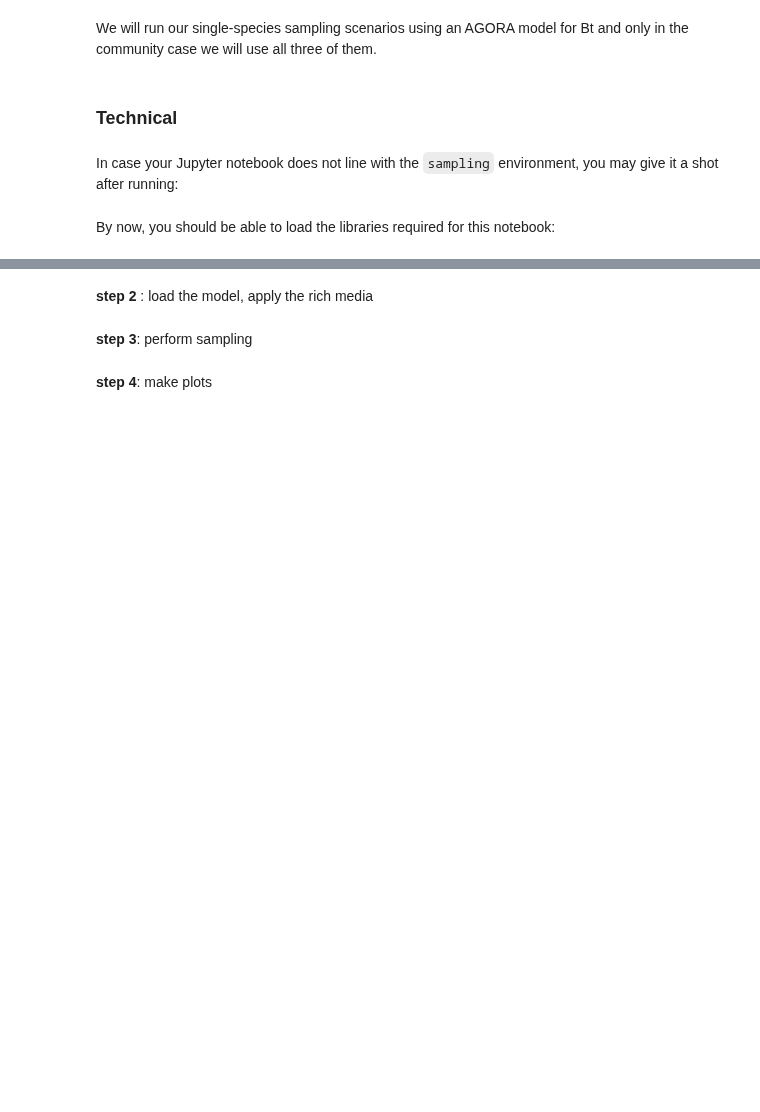
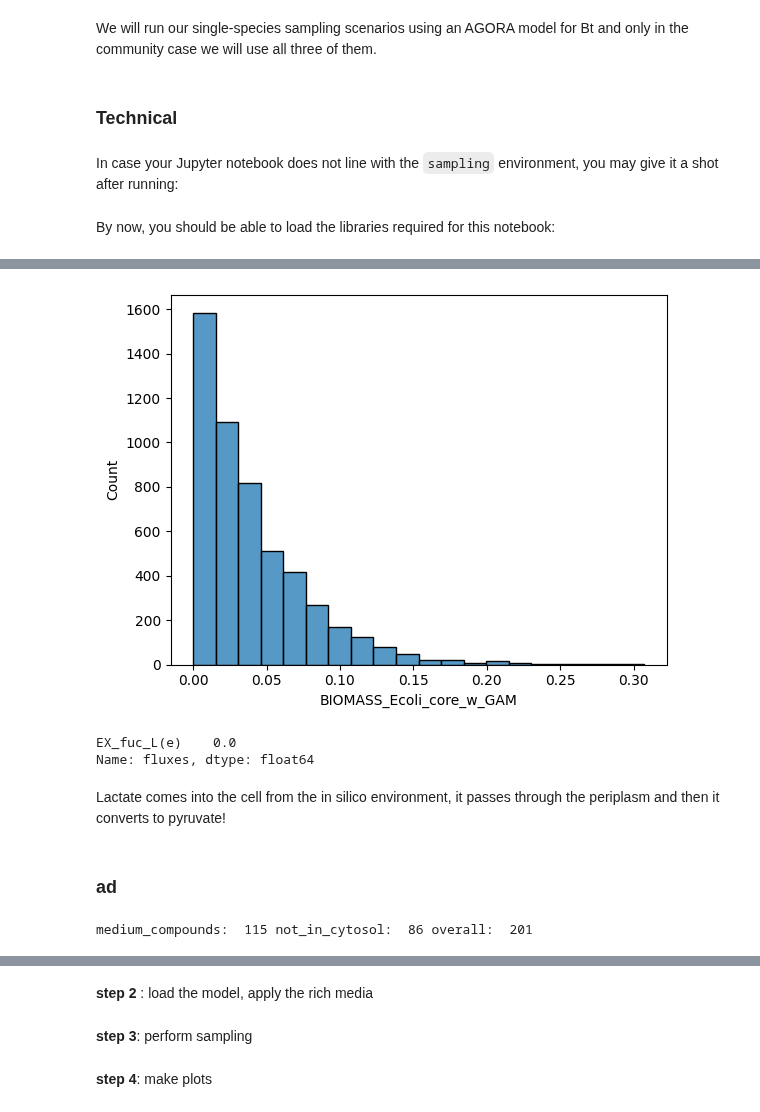
Before and after one commit to hariszaf/metabolic_toy_model, a Jupyter notebook: flux_sampling.ipynb, the cells around one changed output, grey strips where cells are left out. Cells and saved outputs as stored; diff of their text form; code cells hidden in the pictures; blank space fills up the shorter version.

```diff
--- a/flux_sampling.ipynb
+++ b/flux_sampling.ipynb
@@ -314,0 +406,5 @@ import matplotlib.pyplot as plt
+# %%
+ecoli_dmodel_no_obj =  dingo.MetabolicNetwork.from_sbml((cwd / "files/models/e_coli_core.xml").as_posix())
+ecoli_dmodel_no_obj.objective_function = np.zeros(len(ecoli_dmodel_no_obj.reactions))
+# %%
+ecoli_samples_no_obj, ecoli_samples_no_obj_df  = sample_with_generate_ss(ecoli_dmodel_no_obj)
@@ -314,0 +426,16 @@ import matplotlib.pyplot as plt
+# %%
+# Plot histogram
+sns.histplot(ecoli_samples_no_obj_df.loc["BIOMASS_Ecoli_core_w_GAM"], bins=20, kde=False)
+plt.show()
+# %% [output]
+[figure, added]
+# %%
+sol.fluxes[sol.fluxes.index == "EX_fuc_L(e)"]
+# v = sol.fluxes[rxn.id]
+# %% [output]
+EX_fuc_L(e)    0.0
+Name: fluxes, dtype: float64
+# %% [markdown]
+Lactate comes into the cell from the in silico environment, it passes through the periplasm and then it converts to pyruvate!
+# %% [markdown]
+### ad
@@ -314,0 +454,8 @@ import matplotlib.pyplot as plt
+# %%
+print(
+    "medium_compounds: ", len(medium_compounds),
+    "not_in_cytosol: ", len(not_in_cytosol),
+    "overall: ", len(bt_cobra.medium)
+)
+# %% [output]
+medium_compounds:  115 not_in_cytosol:  86 overall:  201
```
Also changed, not shown: parts of 113 cells of this notebook, 2 other files.
